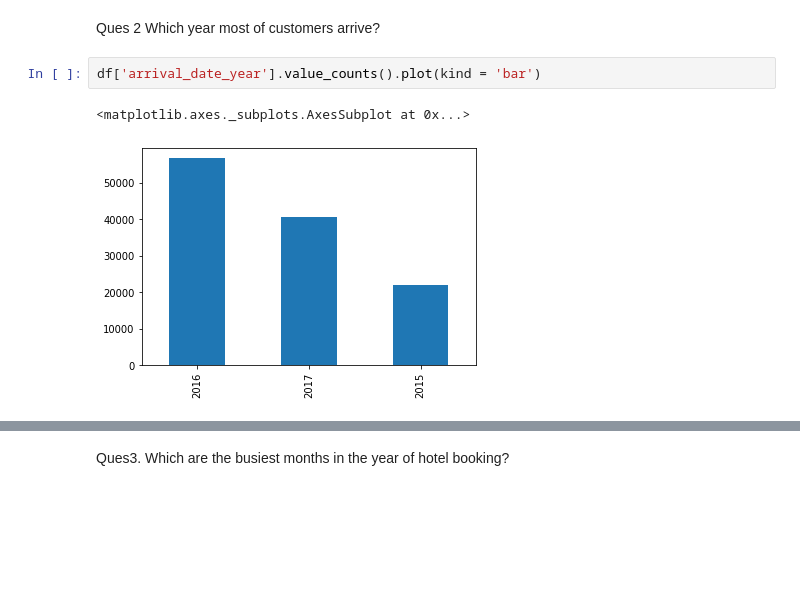
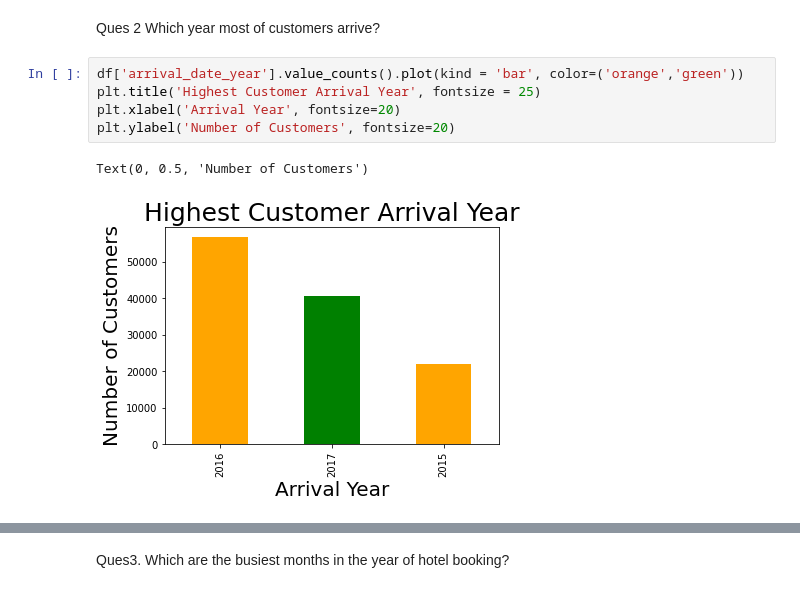
Before and after one commit to Aditi-jainn/Exploratory_data_analysis, a Jupyter notebook: Hotel_analysis.ipynb, the cells around one changed output, grey strips where cells are left out. Drawn from its saved outputs; the diff is of its cells as text; blank space fills up the shorter version.

```diff
--- a/Hotel_analysis.ipynb
+++ b/Hotel_analysis.ipynb
@@ -63,8 +93,11 @@ duplicate
 31994 rows × 32 columns
 # %% [markdown]
  Ques 2 Which year most of customers arrive?
-# %%
-df['arrival_date_year'].value_counts().plot(kind = 'bar')
-# %% [output]
-<matplotlib.axes._subplots.AxesSubplot at 0x...>
-[figure, removed]
+# %%
+df['arrival_date_year'].value_counts().plot(kind = 'bar', color=('orange','green'))
+plt.title('Highest Customer Arrival Year', fontsize = 25)
+plt.xlabel('Arrival Year', fontsize=20)
+plt.ylabel('Number of Customers', fontsize=20)
+# %% [output]
+Text(0, 0.5, 'Number of Customers')
+[figure, added]
```
Also changed, not shown: parts of 28 cells of this notebook.
